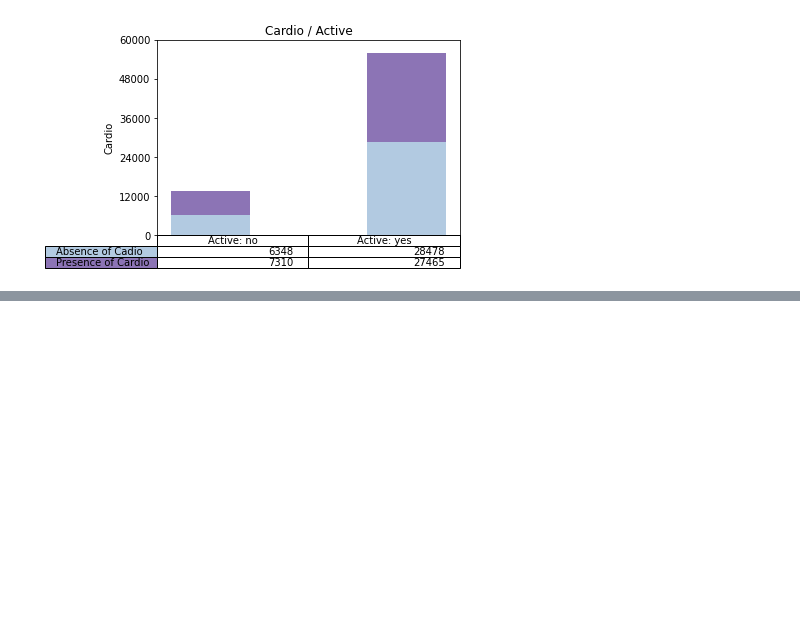
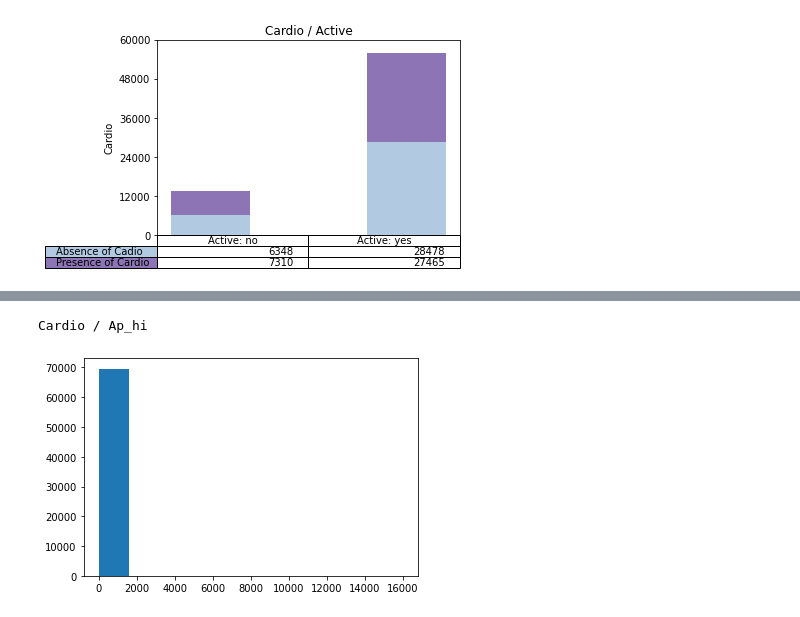
Before and after one commit to dsy401/INFOSYS-722-BDAS, a Jupyter notebook: cardio_disease_prediction.ipynb, the cells around one changed output, grey strips where cells are left out. Saved outputs shown, nothing was run; the diff lists cells and outputs as text; code cells hidden in the pictures; blank space fills up the shorter version.

```diff
--- a/cardio_disease_prediction.ipynb
+++ b/cardio_disease_prediction.ipynb
@@ -202,0 +221,9 @@ plotCategoryFeature(data, columns,rows,x_label,y_label)
+# %%
+# Display cardio / ap_hi  bar chart
+print('Cardio / Ap_hi')
+ap_hi = np.array(df.filter('ap_hi>0').select('ap_hi').collect())
+plt.hist(ap_hi, 10)
+plt.show()
+# %% [output]
+Cardio / Ap_hi
+[figure, added]
```
Also changed, not shown: parts of 25 cells of this notebook.
